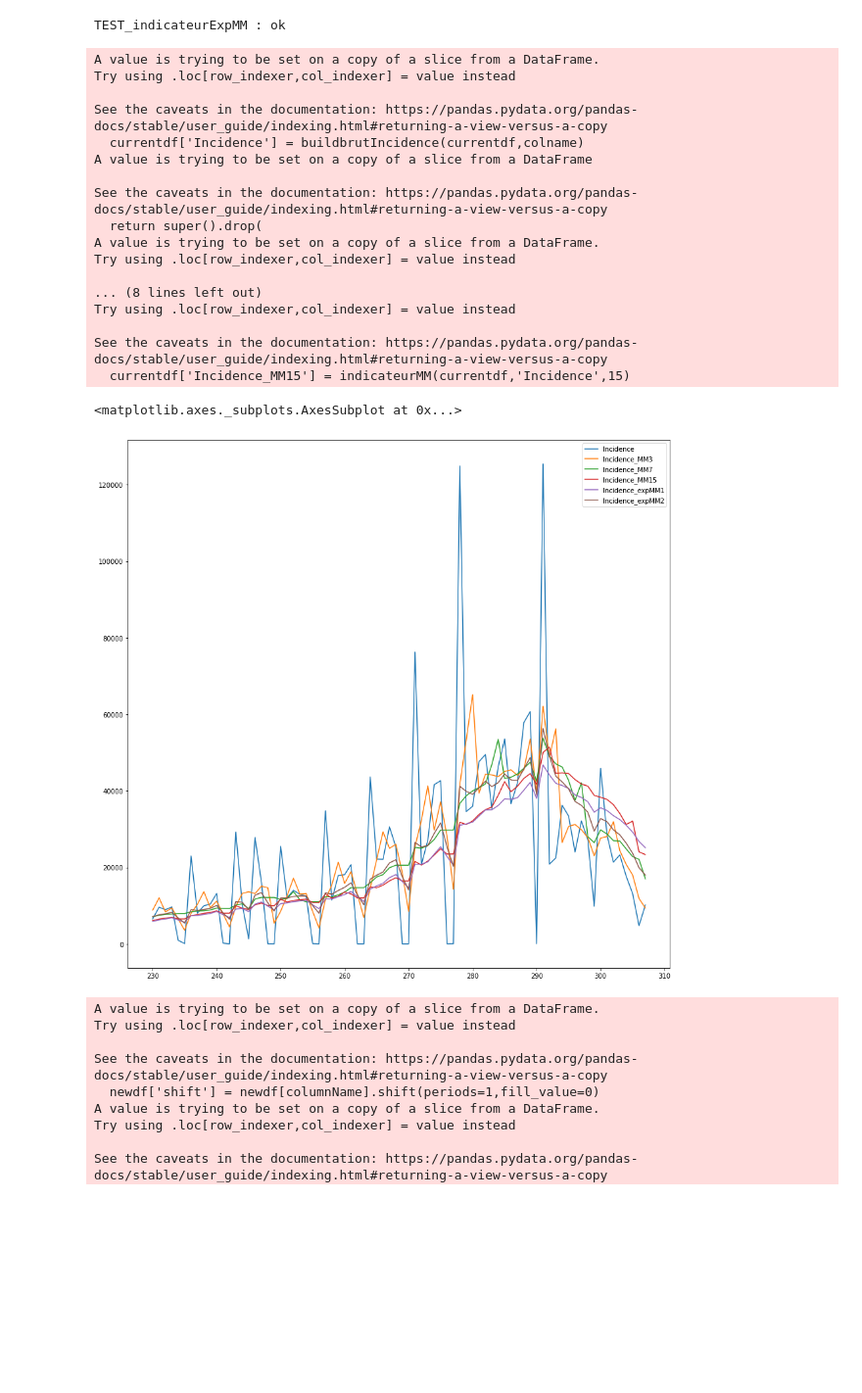
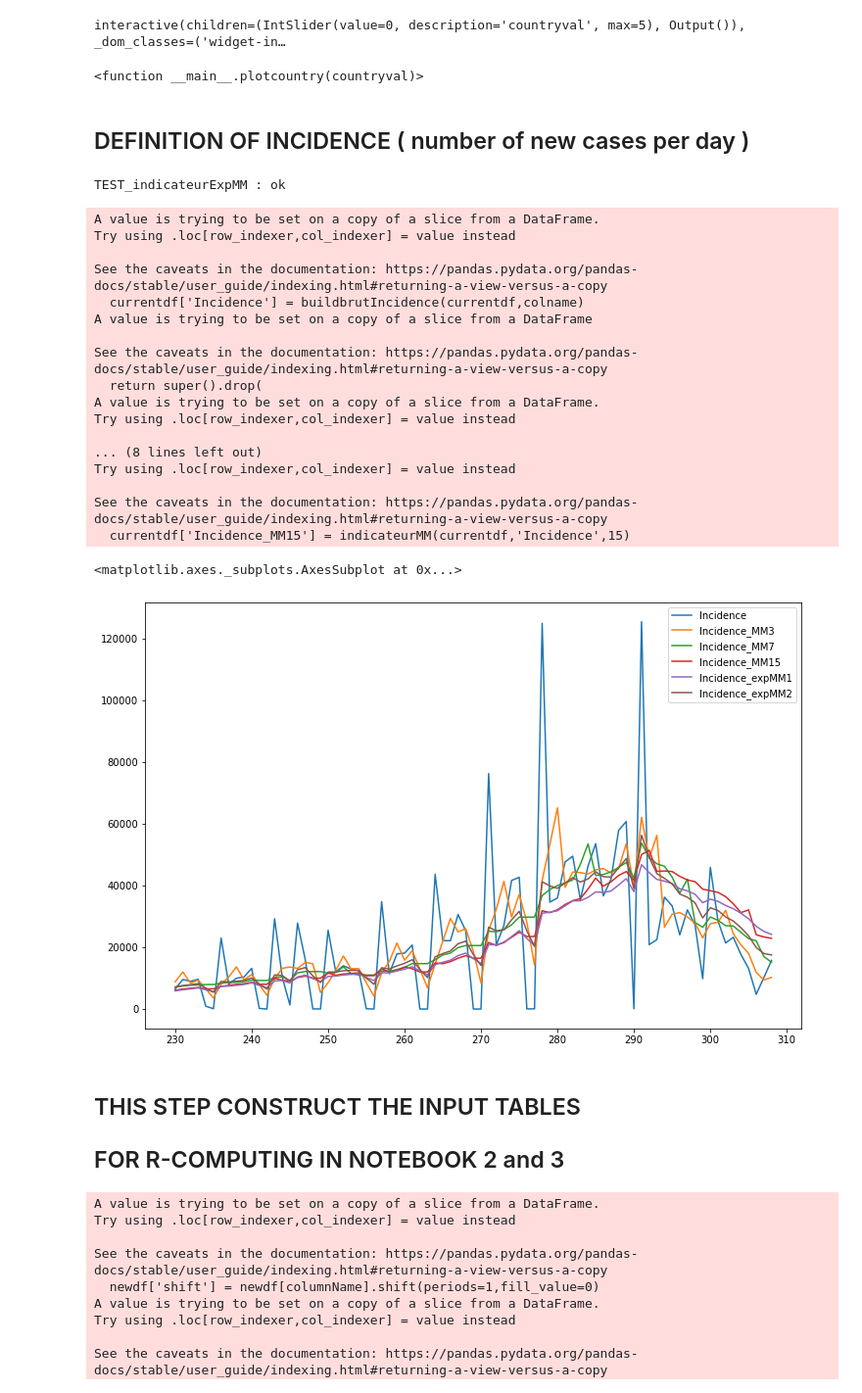
Before and after one commit to Mathonal/Rcomputing_covid19, a Jupyter notebook: 1-API_covid19_request_to_datafiles.ipynb, the cells around one changed output. Shown at 98% size. Cells and saved outputs as stored; diff of their text form; code cells hidden in the pictures; blank space fills up the shorter version.

Commit message:
improvement of dataviz in first notebook (scale, legend, interactive plotting), and beginning of writing README file

```diff
--- a/1-API_covid19_request_to_datafiles.ipynb
+++ b/1-API_covid19_request_to_datafiles.ipynb
@@ -79,3 +86,50 @@ testdf.plot(kind='line',x='Date',figsize=(10,10))
+# %%
+# VISUALISATION OF RAW DATAFRAMES
+
+def plotcountry(countryval):
+    countryname = payslist[countryval]
+    # Create figure and plot space
+    currentdf = paysdf[countryname]
+
+    fig, ax = plt.subplots(figsize=(12, 12))
+
+
+    # !!!! MAKE SURE YOUR DATETIME IS CONSIDERED AS SUCH BY PANDAS !!!!!
+    currentdf['Date'] = pd.to_datetime(currentdf['Date'])
+
+    # Add x-axis and y-axis
+    for colname in datacolumnlist :
+        ax.plot(currentdf['Date'],
+               currentdf[colname])
+    # Set title and labels for axes
+    ax.set(xlabel="Date",
+           ylabel="Count",
+           title="Daily cumulative total number in "+countryname)
+
+    #ax.set_xlim(currentdf['Date'][0], currentdf['Date'][currentdf.shape[0]-1])
+    ax.set_yscale('log')
+    ax.set_ylim(bottom=100)
+    ax.grid(True)
+
+    # Define the date format
+    #ax.xaxis.set_major_formatter(dt.DateFormatter('%m-%d'))
+
+
+    # Ensure a major tick (interval=1)
+    ax.xaxis.set_major_locator(dt.MonthLocator())
+    #ax.xaxis.set_major_locator(dt.WeekdayLocator(interval=1))
+
+    plt.show()
+
+# DEFINE A SLIDER WIDGET TO CREATE AN INTERACTIVE PLOT
+from IPython import display
+from ipywidgets import interact, widgets
+interact(plotcountry,countryval=widgets.IntSlider(min=0,max=len(payslist)-1,step=1,value=0))
+# %% [output]
+interactive(children=(IntSlider(value=0, description='countryval', max=5), Output()), _dom_classes=('widget-in…
+<function __main__.plotcountry(countryval)>
+# %% [markdown]
+## DEFINITION OF INCIDENCE ( number of new cases per day )
 # %%
 import math
 
@@ -142,35 +196,38 @@ TEST_indicateurExpMM : ok
 colname = 'Confirmed'
 currentdf = paysdf['France'][[colname]]
 currentdf['Incidence'] = buildbrutIncidence(currentdf,colname)
 currentdf.drop(colname, axis=1,inplace=True)
 #currentdf
 currentdf['Incidence_MM3'] = indicateurMM(currentdf,'Incidence',3)
 currentdf['Incidence_MM7'] = indicateurMM(currentdf,'Incidence',7)
 currentdf['Incidence_MM15'] = indicateurMM(currentdf,'Incidence',15)
 currentdf['Incidence_expMM1'] = indicateurExpMM(currentdf,'Incidence',0.1)
 currentdf['Incidence_expMM2'] = indicateurExpMM(currentdf,'Incidence',0.2)
 currentdf
-currentdf.loc[230:308].plot(kind='line',figsize=(15,15))
+currentdf.loc[230:308].plot(kind='line',figsize=(12,8))
 # %% [output]
 A value is trying to be set on a copy of a slice from a DataFrame.
 Try using .loc[row_indexer,col_indexer] = value instead
 
 See the caveats in the documentation: https://pandas.pydata.org/pandas-docs/stable/user_guide/indexing.html#returning-a-view-versus-a-copy
   currentdf['Incidence'] = buildbrutIncidence(currentdf,colname)
 A value is trying to be set on a copy of a slice from a DataFrame
 
 See the caveats in the documentation: https://pandas.pydata.org/pandas-docs/stable/user_guide/indexing.html#returning-a-view-versus-a-copy
   return super().drop(
 A value is trying to be set on a copy of a slice from a DataFrame.
 Try using .loc[row_indexer,col_indexer] = value instead
 
 ... (8 lines left out)
 Try using .loc[row_indexer,col_indexer] = value instead
 
 See the caveats in the documentation: https://pandas.pydata.org/pandas-docs/stable/user_guide/indexing.html#returning-a-view-versus-a-copy
   currentdf['Incidence_MM15'] = indicateurMM(currentdf,'Incidence',15)
 <matplotlib.axes._subplots.AxesSubplot at 0x...>
-[figure, old version]
+[figure, new version]
+# %% [markdown]
+## THIS STEP CONSTRUCT THE INPUT TABLES
+## FOR R-COMPUTING IN NOTEBOOK 2 and 3
 # %%
 # INCIDENCE BIG INPUT TABLE CONSTRUCTION
 # GET supplementary case from day to day
```
Also changed, not shown: parts of 12 cells of this notebook, 16 other files.
